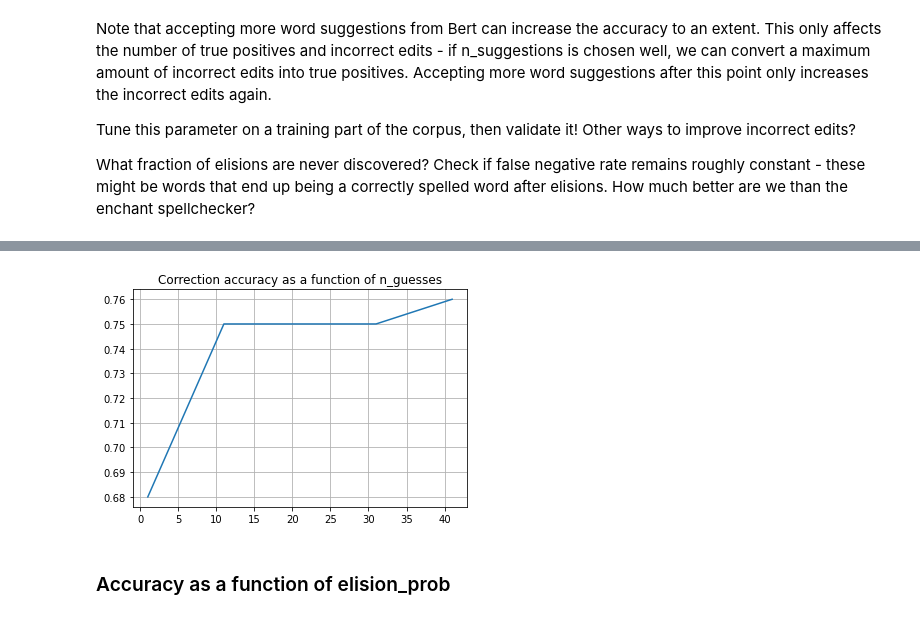
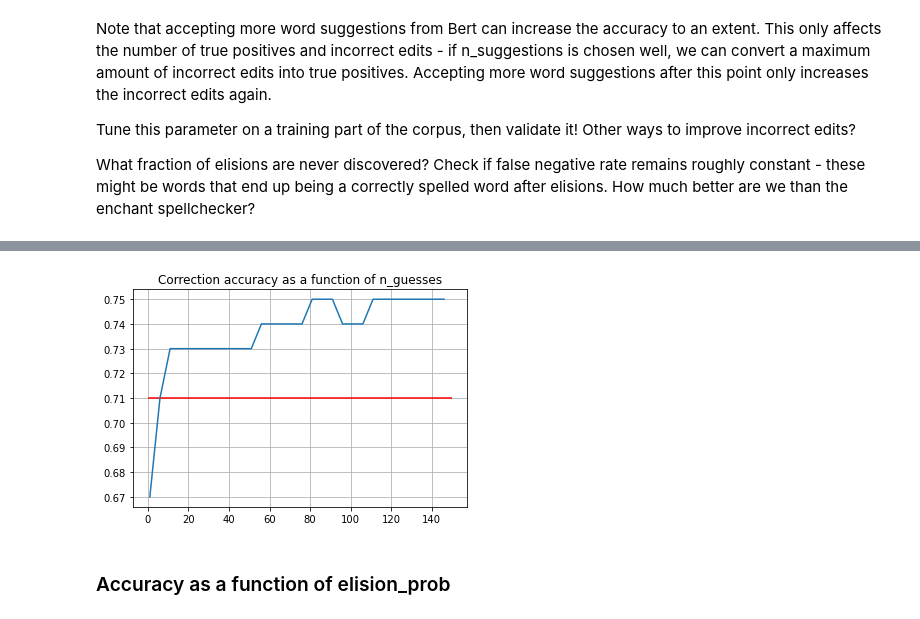
Before and after one commit to SaraNordin/NLP, a Jupyter notebook: Project5/FinalProject.ipynb, the cells around one changed output, grey strips where cells are left out. Saved outputs shown, nothing was run; the diff lists cells and outputs as text; code cells hidden in the pictures.

```diff
--- a/Project5/FinalProject.ipynb
+++ b/Project5/FinalProject.ipynb
@@ -425,9 +440,17 @@ $corrAcc = \frac{(TP + TN)}{(TP + TN + FP + FN + incorrectEdit)}$
 # %% [markdown]
 ### Function definitions
 # %%
-def compute_accuracy_scores(bundle, corrections, verbose = True):
+def compute_accuracy_scores(bundle, verbose = True, corrections = None):
 
-    data, _ , elisions, _, _ = bundle
+    """
+    Compute detection and correction accuracy.
+    """
+
+    # Either use provided corrections, or the one in the bundle
+    if corrections == None:
+        data, _ , elisions, _, corrections = bundle
+    else:
+        data, _ , elisions, _, _ = bundle
 
     elision_idx = elisions[0]
     elision_words = elisions[1]
@@ -751,10 +785,10 @@ What fraction of elisions are never discovered? Check if false negative rate rem
 # %%
 start = time.time()
 corr_acc_vec = []
-n_sugg_vec = range(1, 50, 10)
+n_sugg_vec = range(1, 150, 5)
 
 for n_suggestions in n_sugg_vec:
-    bert_corr = masked_prediction2(bundle, tokenizer, model, use_word = True, n_suggestions = n_suggestions)
+    bert_corr = masked_prediction2(train, tokenizer, model, use_word = True, n_suggestions = n_suggestions)
     _, acc = compute_accuracy_scores(bundle, bert_corr, verbose = False)
     corr_acc_vec.append(acc)
 
@@ -764,16 +798,20 @@ Elapsed time:  15.706640243530273
 # %%
+# this is the correction accuracy for the entire dataset, instead only calculate for the train set
+_, corr_acc = compute_accuracy_scores(bundle, spell_corrected, verbose = False)
+
 plt.plot(n_sugg_vec, corr_acc_vec)
 plt.title("Correction accuracy as a function of n_guesses")
+plt.hlines(corr_acc, 0, 150, 'r')
 plt.grid(True)
 plt.show()
 
 # It keeps increasing! Europarl does use some pretty uncommon words, so it makes sense that we'd need many suggestions to
 # find the one that's right for the context.
 
 # Eventually it flattens out. I guess at that point either Bert stops giving suggestions, or we cover the right level
 # Of uncommon words. Does it flatten out faster for distilBert?
 # %% [output]
-[figure, old version]
+[figure, new version]
 # %%
 # Double check what went wrong with the deletion of lines
 # Use convolutional representation? Can that find the elisions that are not misspelled?
```
Also changed, not shown: parts of 7 cells of this notebook.
